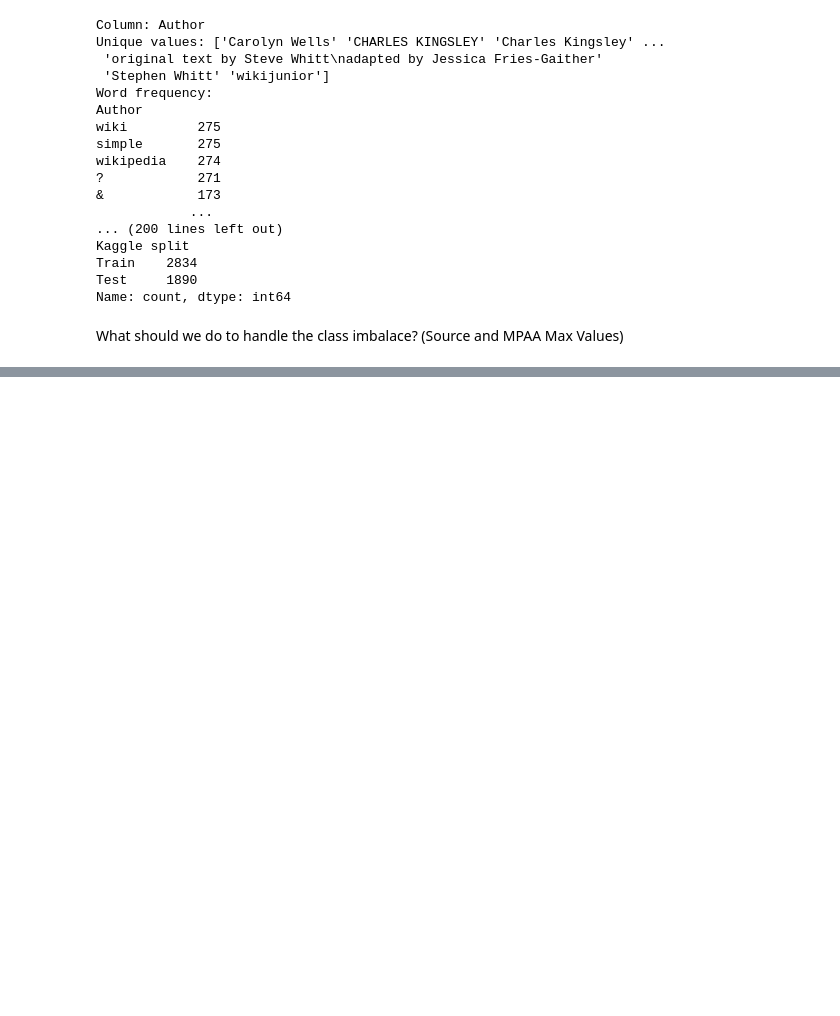
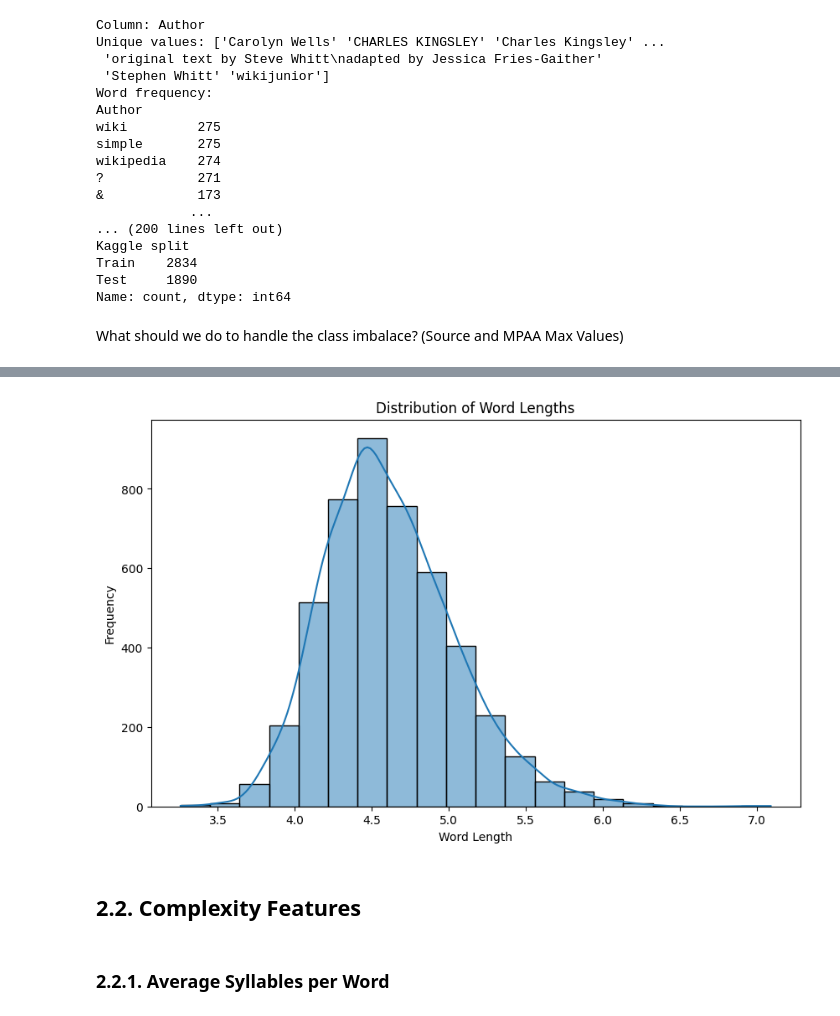
Before and after one commit to ChristineSi/neuroCraft, a Jupyter notebook: notebooks/NotebookPatricia.ipynb, the cells around one changed output, grey strips where cells are left out. Cells and saved outputs as stored; diff of their text form; code cells hidden in the pictures; blank space fills up the shorter version.

```diff
--- a/notebooks/NotebookPatricia.ipynb
+++ b/notebooks/NotebookPatricia.ipynb
@@ -203,4 +219,0 @@ https://www.irjet.net/archives/V8/i4/PIT/ICIETET-15.pdf
-# %%
-df['Word Length'] = df['Excerpt'].apply(lambda x: [len(word) for word in x.split()])
-df['Avg Word Length'] = df['Word Length'].apply(lambda lengths: sum(lengths) / len(lengths) if len(lengths) > 0 else 0)
-df.head()
@@ -229,0 +255,7 @@ import spacy  # For syntactic analysis
+# %%
+def avg_word_count(row):
+    return row[['Joon\nWC v1', 'Google\nWC']].mean()
+
+# Create a new column
+df['Avg Word Count'] = df.apply(avg_word_count, axis=1)
+df['Avg Word Count']
@@ -229,0 +277,7 @@ import spacy  # For syntactic analysis
+# %%
+def count_unique_words(row):
+    words = row['Excerpt'].split()
+    return len(set(words))
+
+df['Unique Word Count'] = df.apply(count_unique_words, axis=1)
+df['Unique Word Count']
@@ -229,0 +299,8 @@ import spacy  # For syntactic analysis
+# %%
+def avg_word_length(excerpt):
+    word_lengths = [len(word) for word in excerpt.split()]
+    return sum(word_lengths) / len(word_lengths) if len(word_lengths) > 0 else 0
+
+# New column 'Avg Word Length'
+df['Avg Word Length'] = df['Excerpt'].apply(avg_word_length)
+df['Avg Word Length']
@@ -229,0 +320,14 @@ import spacy  # For syntactic analysis
+# %%
+# Plot the distribution of word lengths
+plt.figure(figsize=(10, 6))
+sns.histplot(df['Avg Word Length'], bins=20, kde=True)
+plt.title('Distribution of Word Lengths')
+plt.xlabel('Word Length')
+plt.ylabel('Frequency')
+plt.show()
+# %% [output]
+[figure, added]
+# %% [markdown]
+## 2.2. Complexity Features
+# %% [markdown]
+### 2.2.1. Average Syllables per Word
```
Also changed, not shown: parts of 77 cells of this notebook.
